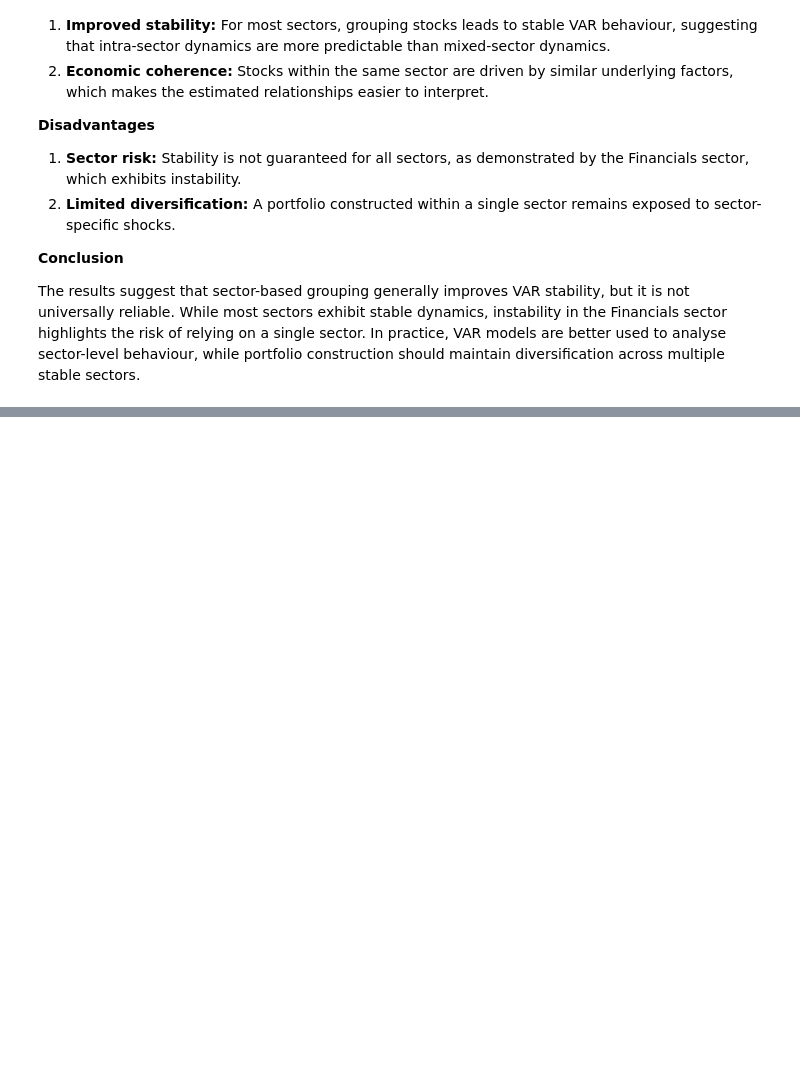
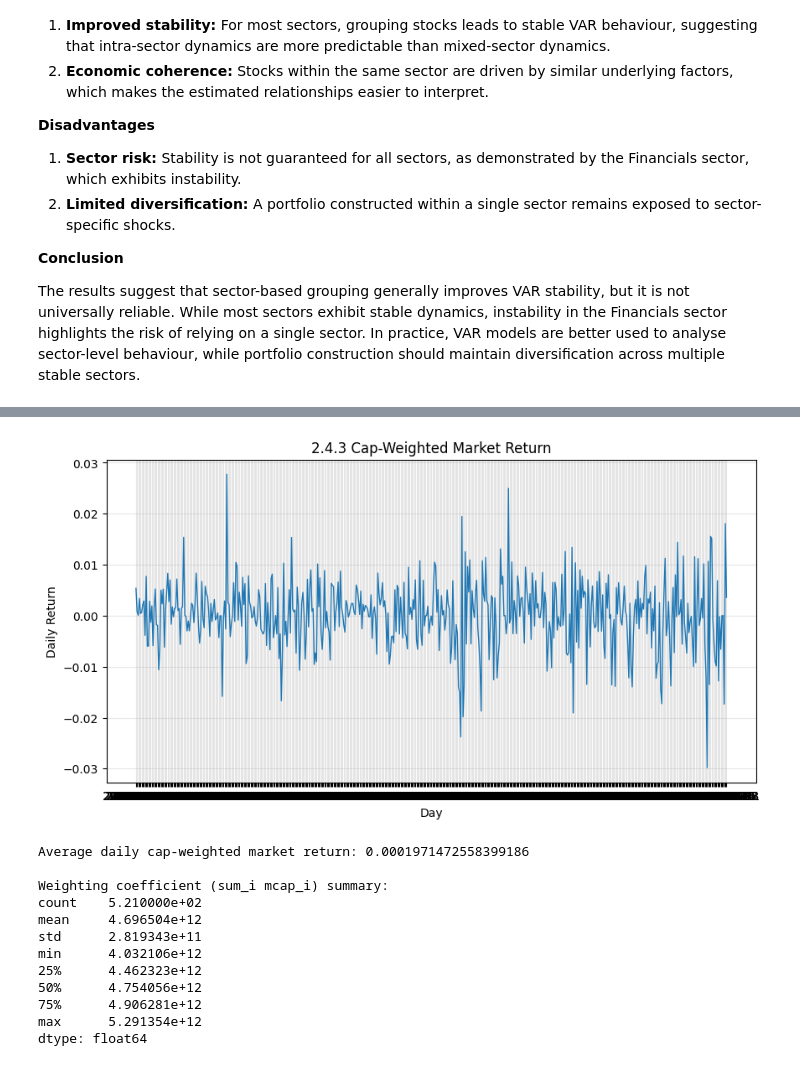
Before and after one commit to SamuelKhoo2003/Machine-Intelligence-For-Finance, a Jupyter notebook: mif_cw.ipynb, the cells around one changed output, grey strips where cells are left out. Cells and saved outputs as stored; diff of their text form; code cells hidden in the pictures; blank space fills up the shorter version.

```diff
--- a/mif_cw.ipynb
+++ b/mif_cw.ipynb
@@ -539,0 +607,31 @@ The results suggest that sector-based grouping generally improves VAR stability,
+# %%
+# 2.4.3 Cap-weighted market return
+total_mcap = mcap.sum(axis=1)
+weights = mcap.div(total_mcap, axis=0)
+Rm_cap = (weights * returns).sum(axis=1)
+
+plt.figure(figsize=(10,5))
+plt.plot(Rm_cap, linewidth=1)
+plt.title("2.4.3 Cap-Weighted Market Return")
+plt.xlabel("Day")
+plt.ylabel("Daily Return")
+plt.grid(True, alpha=0.3)
+plt.show()
+
+print("Average daily cap-weighted market return:", Rm_cap.mean())
+print("\nWeighting coefficient (sum_i mcap_i) summary:")
+print(total_mcap.describe())
+# %% [output]
+[figure, added]
+Average daily cap-weighted market return: 0.0001971472558399186
+
+Weighting coefficient (sum_i mcap_i) summary:
+count    5.210000e+02
+mean     4.696504e+12
+std      2.819343e+11
+min      4.032106e+12
+25%      4.462323e+12
+50%      4.754056e+12
+75%      4.906281e+12
+max      5.291354e+12
+dtype: float64
```
Also changed, not shown: parts of 24 cells of this notebook, 1 other file.
